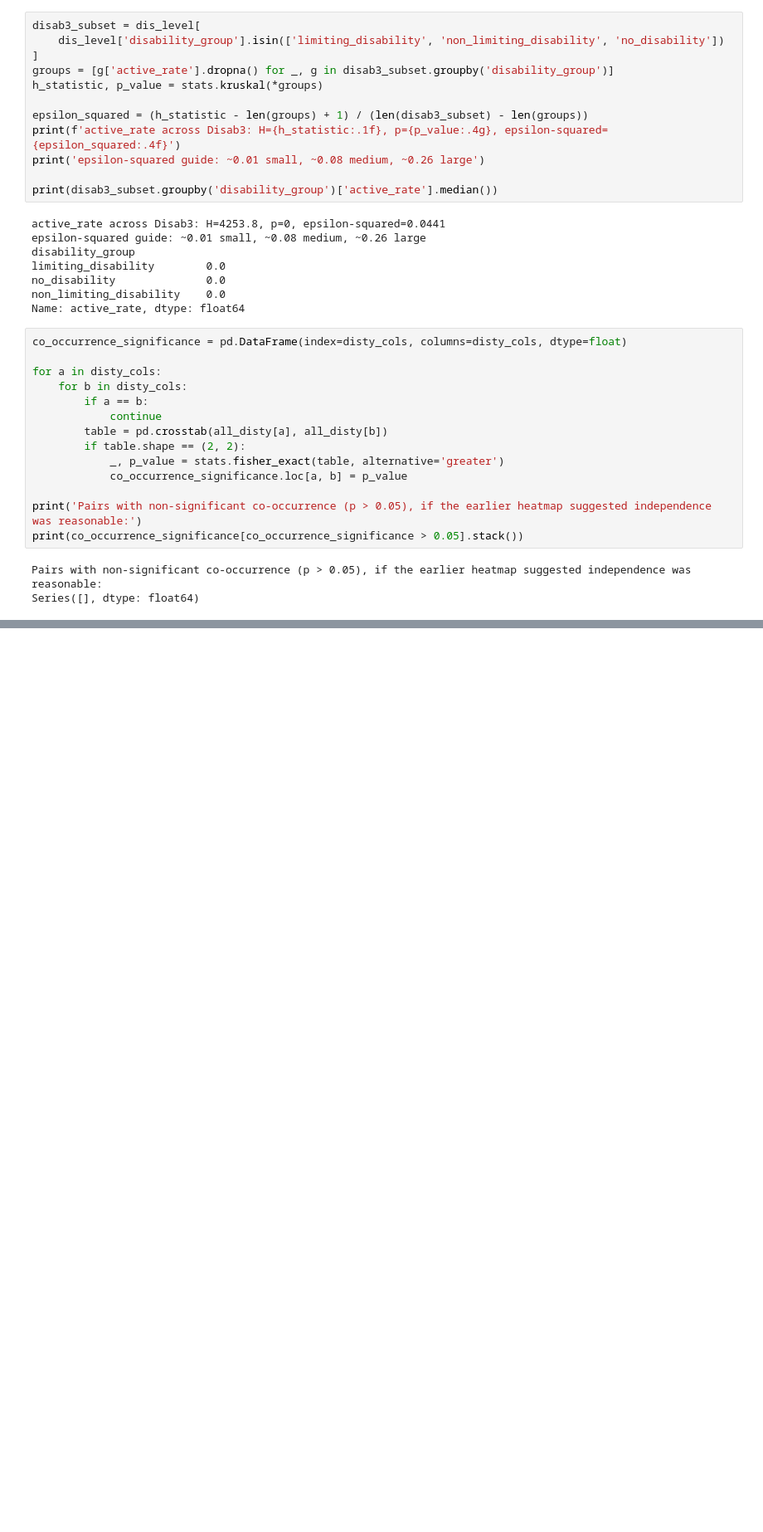
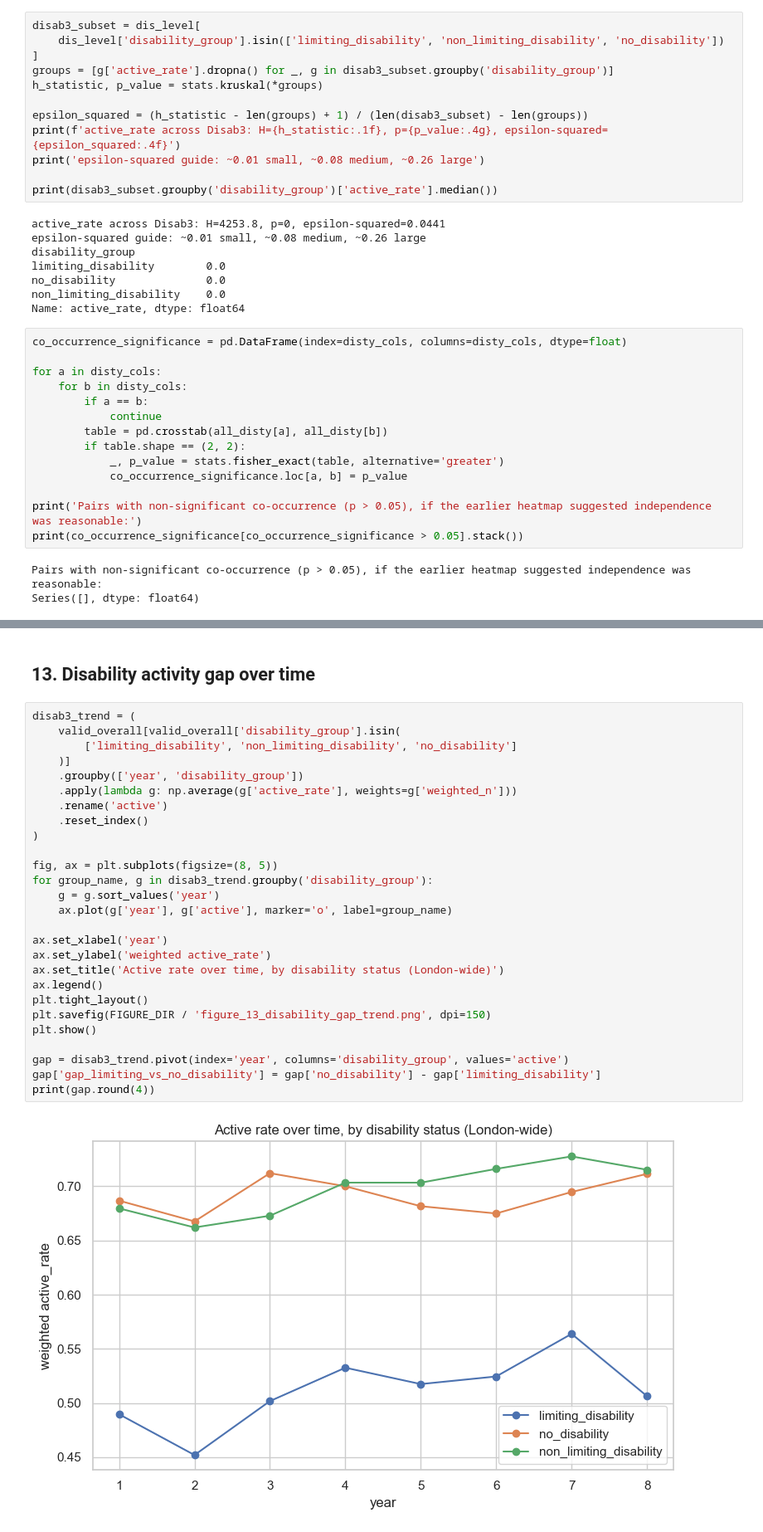
Before and after one commit to YifengMao666/London-Sport2-Group20, a Jupyter notebook: Jingyi Hua/notebooks/05_RQ3_pre_modeling_eda.ipynb, the cells around one changed output, grey strips where cells are left out. Shown at 83% size. Saved outputs shown, nothing was run; the diff lists cells and outputs as text; blank space fills up the shorter version.

```diff
--- a/Jingyi Hua/notebooks/05_RQ3_pre_modeling_eda.ipynb
+++ b/Jingyi Hua/notebooks/05_RQ3_pre_modeling_eda.ipynb
@@ -311,0 +614,31 @@ Series([], dtype: float64)
+# %% [markdown]
+## 13. Disability activity gap over time
+# %%
+disab3_trend = (
+    valid_overall[valid_overall['disability_group'].isin(
+        ['limiting_disability', 'non_limiting_disability', 'no_disability']
+    )]
+    .groupby(['year', 'disability_group'])
+    .apply(lambda g: np.average(g['active_rate'], weights=g['weighted_n']))
+    .rename('active')
+    .reset_index()
+)
+
+fig, ax = plt.subplots(figsize=(8, 5))
+for group_name, g in disab3_trend.groupby('disability_group'):
+    g = g.sort_values('year')
+    ax.plot(g['year'], g['active'], marker='o', label=group_name)
+
+ax.set_xlabel('year')
+ax.set_ylabel('weighted active_rate')
+ax.set_title('Active rate over time, by disability status (London-wide)')
+ax.legend()
+plt.tight_layout()
+plt.savefig(FIGURE_DIR / 'figure_13_disability_gap_trend.png', dpi=150)
+plt.show()
+
+gap = disab3_trend.pivot(index='year', columns='disability_group', values='active')
+gap['gap_limiting_vs_no_disability'] = gap['no_disability'] - gap['limiting_disability']
+print(gap.round(4))
+# %% [output]
+[figure, added]
```
Also changed, not shown: parts of 18 cells of this notebook, 15 other files.
